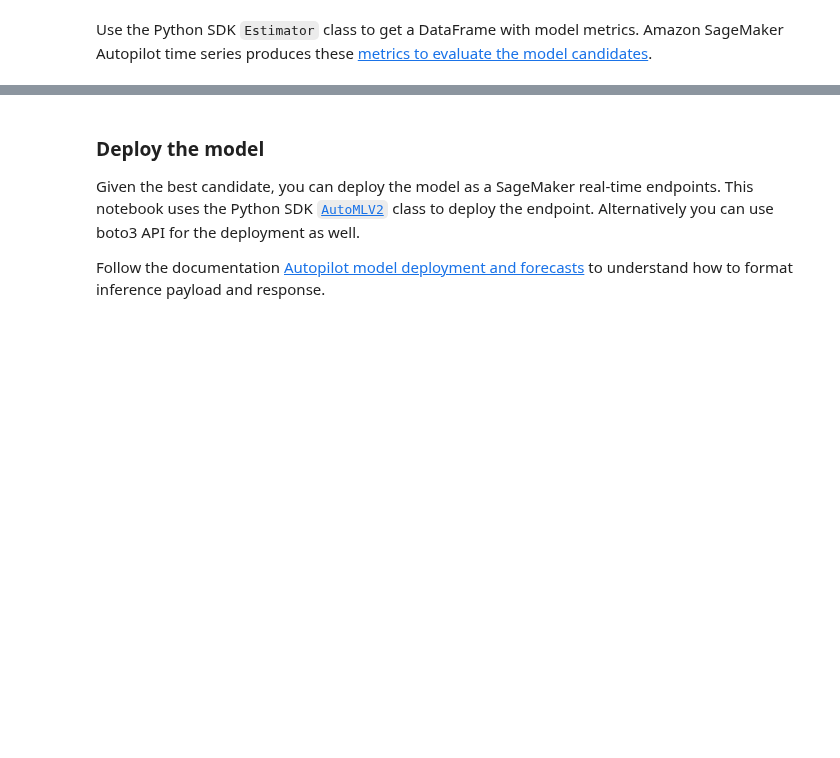
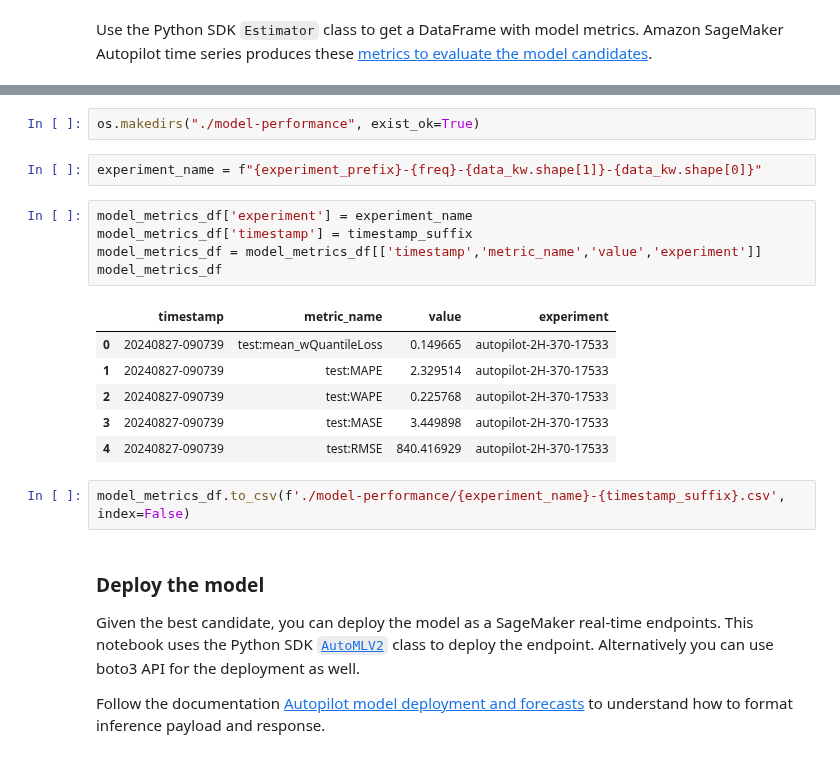
Before and after one commit to aws-samples/modern-time-series-forecasting-on-aws, a Jupyter notebook: notebooks/lab2_sagemaker_autopilot_api.ipynb, the cells around one changed output, grey strips where cells are left out. Saved outputs shown, nothing was run; the diff lists cells and outputs as text; blank space fills up the shorter version.

```diff
--- a/notebooks/lab2_sagemaker_autopilot_api.ipynb
+++ b/notebooks/lab2_sagemaker_autopilot_api.ipynb
@@ -422,3 +449,21 @@ estimator.training_job_analytics.dataframe()
+# %%
+os.makedirs("./model-performance", exist_ok=True)
+# %%
+experiment_name = f"{experiment_prefix}-{freq}-{data_kw.shape[1]}-{data_kw.shape[0]}"
+# %%
+model_metrics_df['experiment'] = experiment_name
+model_metrics_df['timestamp'] = timestamp_suffix
+model_metrics_df = model_metrics_df[['timestamp','metric_name','value','experiment']]
+model_metrics_df
+# %% [output]
+|  | timestamp | metric_name | value | experiment |
+| 0 | 20240827-090739 | test:mean_wQuantileLoss | 0.149665 | autopilot-2H-370-17533 |
+| 1 | 20240827-090739 | test:MAPE | 2.329514 | autopilot-2H-370-17533 |
+| 2 | 20240827-090739 | test:WAPE | 0.225768 | autopilot-2H-370-17533 |
+| 3 | 20240827-090739 | test:MASE | 3.449898 | autopilot-2H-370-17533 |
+| 4 | 20240827-090739 | test:RMSE | 840.416929 | autopilot-2H-370-17533 |
+# %%
+model_metrics_df.to_csv(f'./model-performance/{experiment_name}-{timestamp_suffix}.csv', index=False)
 # %% [markdown]
 ### Deploy the model
 
```
Also changed, not shown: parts of 22 cells of this notebook, 10 other files.
